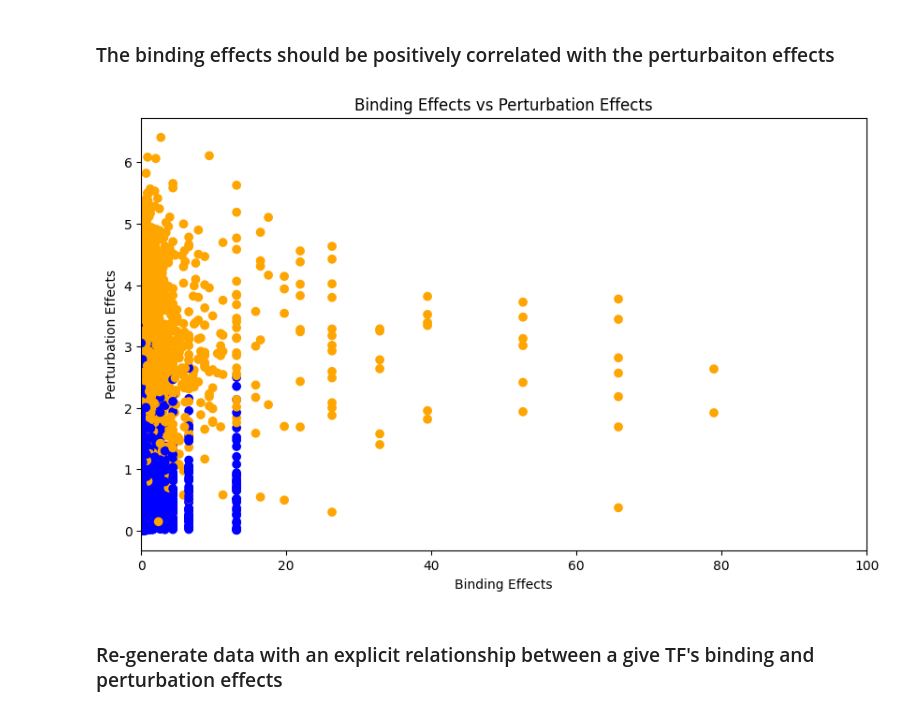
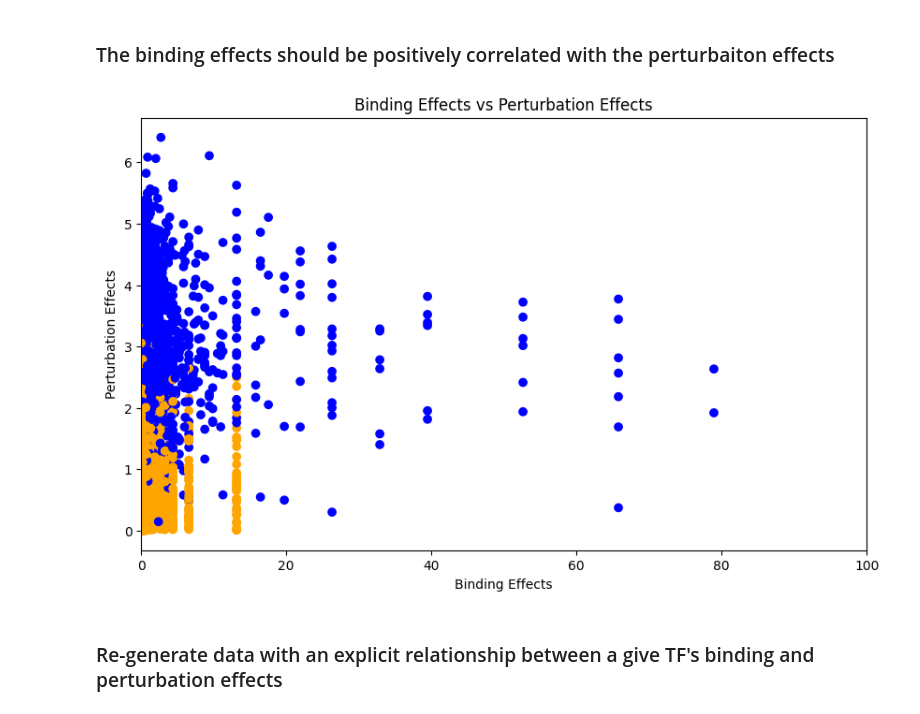
Before and after one commit to BrentLab/yeastdnnexplorer, a Jupyter notebook: docs/tutorials/generate_in_silico_data.ipynb, the cells around one changed output. Drawn from its saved outputs; the diff is of its cells as text; code cells hidden in the pictures.

```diff
--- a/docs/tutorials/generate_in_silico_data.ipynb
+++ b/docs/tutorials/generate_in_silico_data.ipynb
@@ -201,19 +201,19 @@ plt.show()
 # %%
 # plot the binding effects vs the perturbation effects
 # color the points by the label
 # make sure the labels are categorical
 # label 0 should be blue while label 1 should be orange
 
 # Plotting
 plt.figure(figsize=(10, 6))
-plt.scatter(final_data_tensor[:, :, 1].flatten(), final_data_tensor[:, :, 3].flatten().abs(), c=['blue' if x == 0 else 'orange' for x in labels])
+plt.scatter(final_data_tensor[:, :, 1].flatten(), final_data_tensor[:, :, 3].flatten().abs(), c=['orange' if x == 0 else 'blue' for x in labels])
 plt.title('Binding Effects vs Perturbation Effects')
 plt.xlabel('Binding Effects')
 plt.ylabel('Perturbation Effects')
 plt.xlim(0,100)
 plt.show()
 # %% [output]
-[figure, old version]
+[figure, new version]
 # %% [markdown]
 ### Re-generate data with an explicit relationship between a give TF's binding and perturbation effects
 # %%
```
Also changed, not shown: parts of 2 cells of this notebook.
